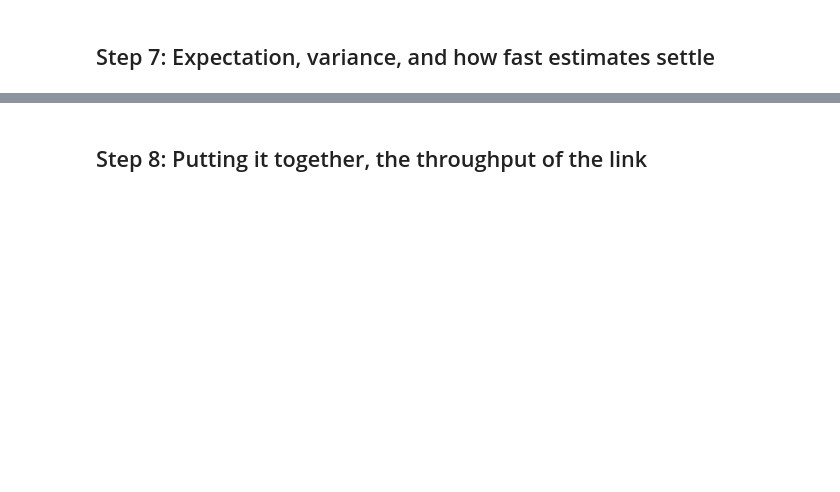
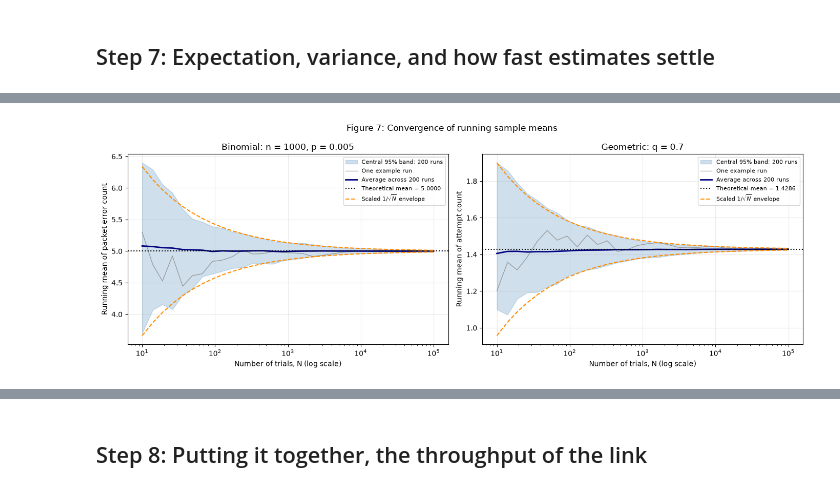
Before and after one commit to mariec-j/ECE3715-Stats-Repo, a Jupyter notebook: Mini-Project-1/mp1.ipynb, the cells around one changed output, grey strips where cells are left out. Saved outputs shown, nothing was run; the diff lists cells and outputs as text; code cells hidden in the pictures; blank space fills up the shorter version.

```diff
--- a/Mini-Project-1/mp1.ipynb
+++ b/Mini-Project-1/mp1.ipynb
@@ -589,0 +683,87 @@ For q=0.7 this is $0.3^2 = 0.09$ for all three pairs. The simulated values were
+# %%
+# Question 3 & 4
+bin_low7, bin_high7 = np.percentile(
+    bin_means7, [2.5, 97.5], axis=0
+)
+geo_low7, geo_high7 = np.percentile(
+    geo_means7, [2.5, 97.5], axis=0
+)
+
+# Match the envelope to the band at the checkpoint nearest N = 1000.
+anchor7 = np.argmin(np.abs(checkpoints7 - 1000))
+anchor_N7 = checkpoints7[anchor7]
+
+cases7 = [
+    (
+        bin_means7, bin_low7, bin_high7, mu_bin7,
+        "Binomial: n = 1000, p = 0.005",
+        "Running mean of packet error count"
+    ),
+    (
+        geo_means7, geo_low7, geo_high7, mu_geo7,
+        "Geometric: q = 0.7",
+        "Running mean of attempt count"
+    ),
+]
+
+# Use a local style so this figure does not change teammates' plots.
+with plt.style.context("default"):
+    fig7, axes7 = plt.subplots(1, 2, figsize=(14, 5))
+
+    for ax7, case7 in zip(axes7, cases7):
+        means7, low7, high7, mu7, title7, ylabel7 = case7
+
+        halfwidth7 = (
+            high7[anchor7] - low7[anchor7]
+        ) / 2
+
+        envelope7 = halfwidth7 * np.sqrt(
+            anchor_N7 / checkpoints7
+        )
+
+        ax7.fill_between(
+            checkpoints7, low7, high7,
+            color="steelblue", alpha=0.25,
+            label="Central 95% band: 200 runs"
+        )
+
+        ax7.plot(
+            checkpoints7, means7[0],
+            color="gray", linewidth=1, alpha=0.7,
+            label="One example run"
+        )
+
+        ax7.plot(
+            checkpoints7, means7.mean(axis=0),
+            color="navy", linewidth=2,
+            label="Average across 200 runs"
+        )
+
+        ax7.axhline(
+            mu7, color="black", linestyle=":",
+            label=f"Theoretical mean = {mu7:.4f}"
+        )
+
+        ax7.plot(
+            checkpoints7, mu7 + envelope7,
+            color="darkorange", linestyle="--",
+            label=r"Scaled $1/\sqrt{N}$ envelope"
+        )
+
+        ax7.plot(
+            checkpoints7, mu7 - envelope7,
+            color="darkorange", linestyle="--"
+        )
+
+        ax7.set_xscale("log")
+        ax7.set_xlabel("Number of trials, N (log scale)")
+        ax7.set_ylabel(ylabel7)
+        ax7.set_title(title7)
+        ax7.grid(alpha=0.25)
+        ax7.legend(fontsize=8)
+
+    fig7.suptitle("Figure 7: Convergence of running sample means")
+    fig7.tight_layout()
+    plt.show()
+# %% [output]
+[figure, added]
```
Also changed, not shown: parts of 6 cells of this notebook.
